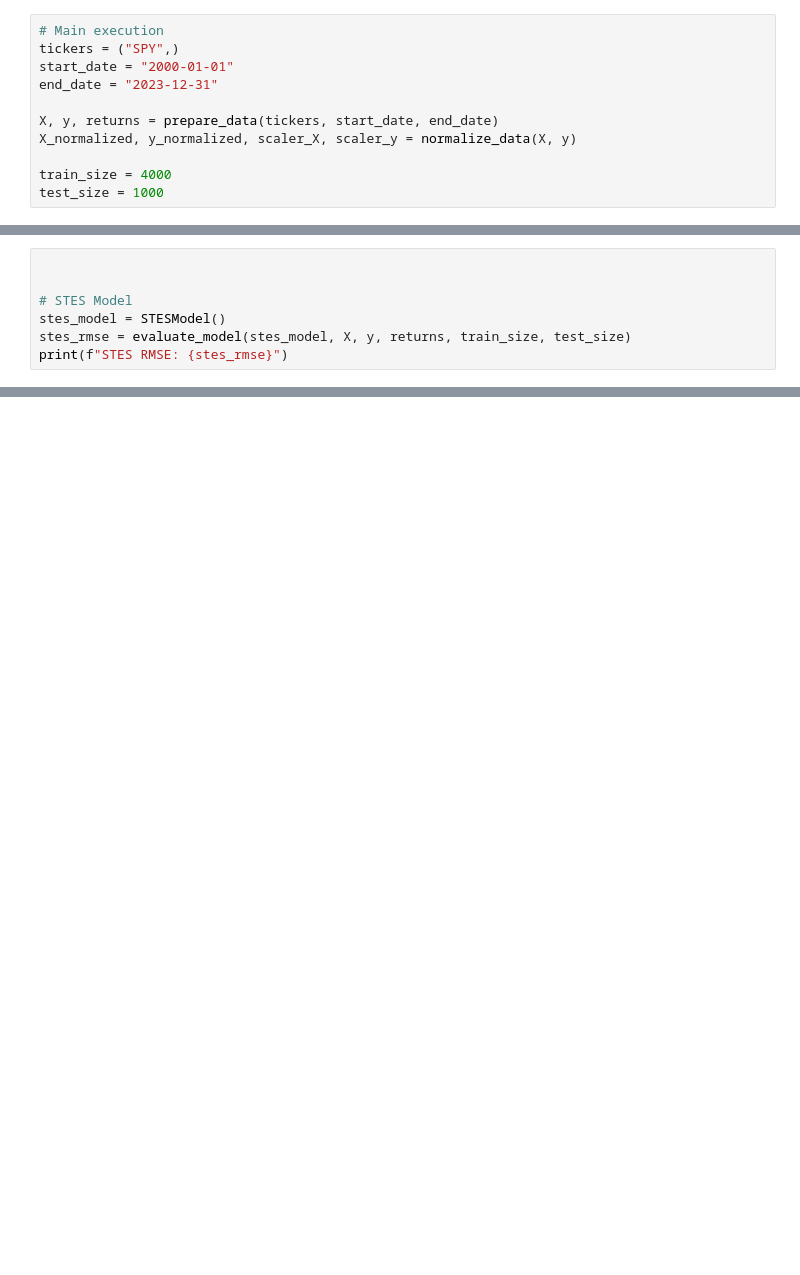
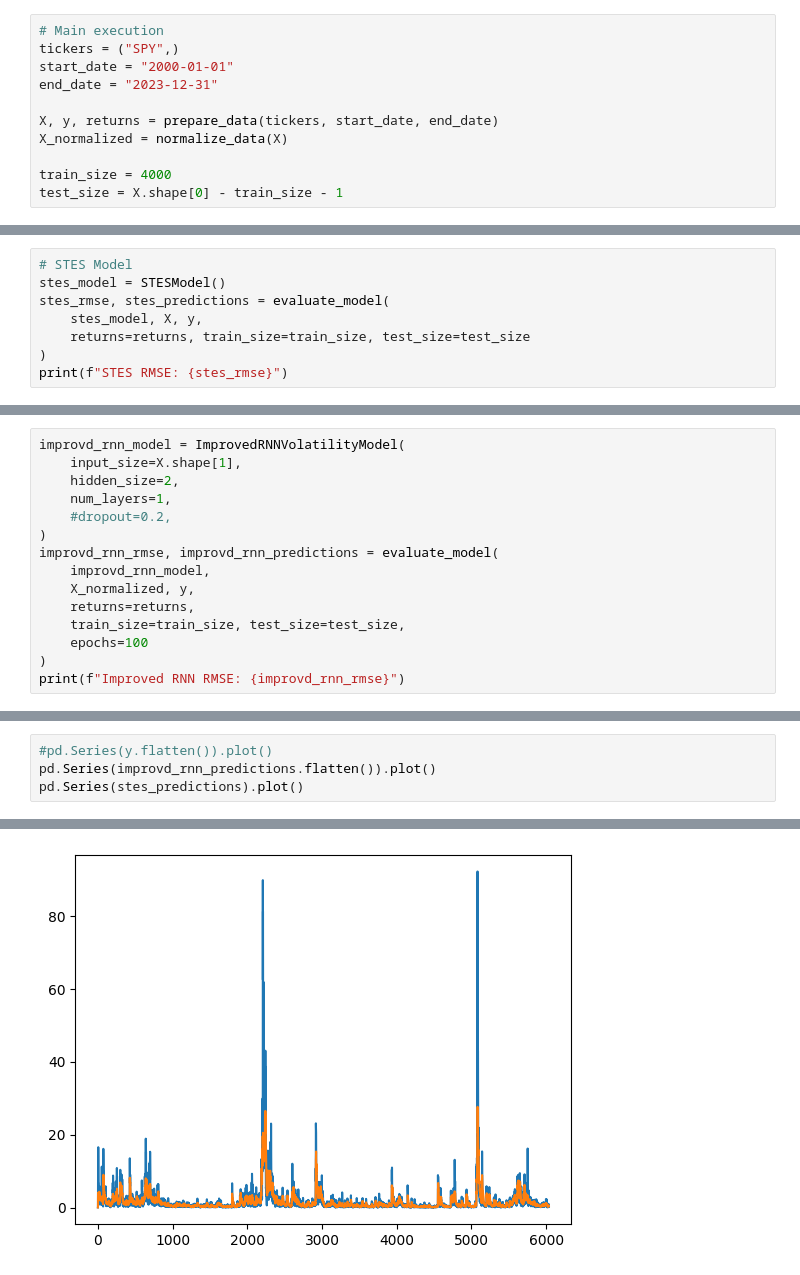
Before and after one commit to steveya/volatility-forecast, a Jupyter notebook: notebook/volatility_forecasts_3.ipynb, the cells around one changed output, grey strips where cells are left out. Saved outputs shown, nothing was run; the diff lists cells and outputs as text; blank space fills up the shorter version.

```diff
--- a/notebook/volatility_forecasts_3.ipynb
+++ b/notebook/volatility_forecasts_3.ipynb
@@ -63,7 +70,7 @@ start_date = "2000-01-01"
 end_date = "2023-12-31"
 
 X, y, returns = prepare_data(tickers, start_date, end_date)
-X_normalized, y_normalized, scaler_X, scaler_y = normalize_data(X, y)
+X_normalized = normalize_data(X)
 
 train_size = 4000
-test_size = 1000
+test_size = X.shape[0] - train_size - 1
@@ -70,8 +97,9 @@ test_size = 1000
 # %%
-
-
 # STES Model
 stes_model = STESModel()
-stes_rmse = evaluate_model(stes_model, X, y, returns, train_size, test_size)
+stes_rmse, stes_predictions = evaluate_model(
+    stes_model, X, y,
+    returns=returns, train_size=train_size, test_size=test_size
+)
 print(f"STES RMSE: {stes_rmse}")
 # %% [output]
@@ -95,0 +153,15 @@ RNN RMSE: 1.8421252791229161
+# %%
+improvd_rnn_model = ImprovedRNNVolatilityModel(
+    input_size=X.shape[1],
+    hidden_size=2,
+    num_layers=1,
+    #dropout=0.2,
+)
+improvd_rnn_rmse, improvd_rnn_predictions = evaluate_model(
+    improvd_rnn_model,
+    X_normalized, y,
+    returns=returns,
+    train_size=train_size, test_size=test_size,
+    epochs=100
+)
+print(f"Improved RNN RMSE: {improvd_rnn_rmse}")
@@ -95,0 +170,5 @@ RNN RMSE: 1.8421252791229161
+# %%
+#pd.Series(y.flatten()).plot()
+pd.Series(improvd_rnn_predictions.flatten()).plot()
+pd.Series(stes_predictions).plot()
+# %% [output]
@@ -96 +176,2 @@ RNN RMSE: 1.8421252791229161
+[figure, added]
 # %%
```
Also changed, not shown: parts of 15 cells of this notebook, 8 other files.
